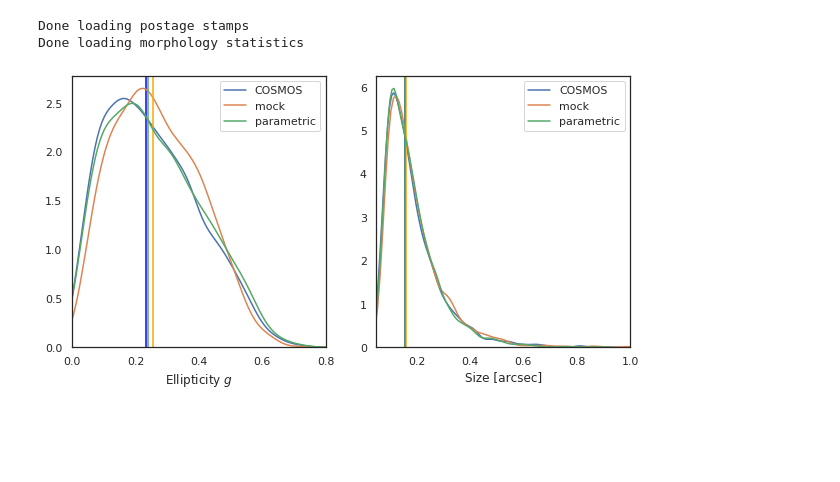
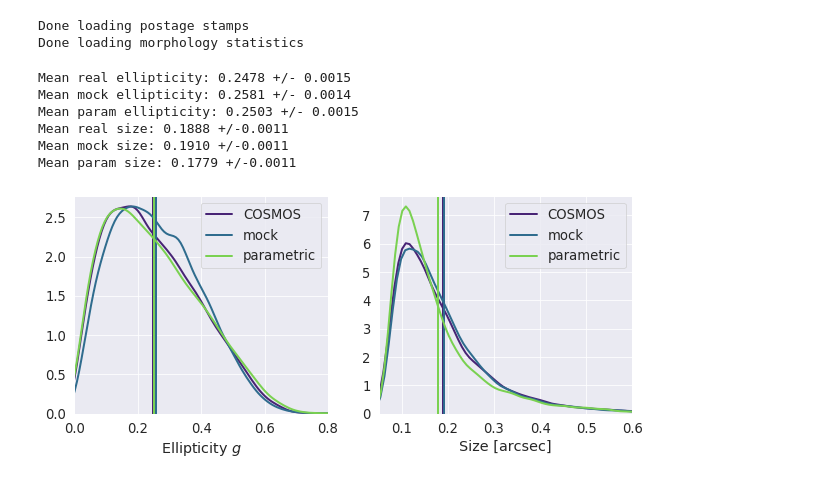
Before and after one commit to McWilliamsCenter/deep_galaxy_models, a Jupyter notebook: Figure_Moments.ipynb, the cells around one changed output. Cells and saved outputs as stored; diff of their text form; code cells hidden in the pictures; blank space fills up the shorter version.

Commit message:
Updates the plot functions

```diff
--- a/Figure_Moments.ipynb
+++ b/Figure_Moments.ipynb
@@ -32,7 +25,3 @@ m = mask
 # %% [output]
 Done loading postage stamps
 Done loading morphology statistics
-# %%
-import seaborn as sns
-sns.set()
-sns.set_style("white")
@@ -39,28 +34,56 @@ sns.set_style("white")
+# %%
+import seaborn as sns
+sns.set()
+sns.set_style("darkgrid")
+sns.set_context("paper", font_scale=1.5, rc={"lines.linewidth": 2})
+
+creal = plt.cm.viridis(0.1)
+cmock = plt.cm.viridis(0.35)
+cparam = plt.cm.viridis(0.8)
 # %%
-figure(figsize=(10,5))
+figure(figsize=(10,4))
 subplot(121)
 
-sns.distplot(m_real[mask]['g'], label='COSMOS', hist=False);
-axvline(median(array(m_real[mask]['g'])), color='blue')
-sns.distplot(m_mock[mask]['g'], label='mock', hist=False);
-axvline(median(array(m_mock[mask]['g'])), color='orange')
-sns.distplot(m_param[mask]['g'], label='parametric', hist=False);
-axvline(median(array(m_param[mask]['g'])), color='g')
+sns.distplot(m_real[mask]['g'], label='COSMOS', hist=False, color=creal);
+axvline(mean(array(m_real[mask]['g'])), color=creal)
+sns.distplot(m_mock[mask]['g'], label='mock', hist=False, color=cmock);
+axvline(mean(array(m_mock[mask]['g'])), color=cmock)
+sns.distplot(m_param[mask]['g'], label='parametric', hist=False, color=cparam);
+axvline(mean(array(m_param[mask]['g'])), color=cparam)
 xlim(0,0.8)
 legend()
 xlabel('Ellipticity $g$')
+print("Mean real ellipticity: %0.4f +/- %0.4f"%(mean(array(m_real[mask]['g'])),
+                                                sem(array(m_real[mask]['g']))))
+print("Mean mock ellipticity: %0.4f +/- %0.4f"%(mean(array(m_mock[mask]['g'])),
+                                                sem(array(m_mock[mask]['g']))))
+print("Mean param ellipticity: %0.4f +/- %0.4f"%(mean(array(m_param[mask]['g'])),
+                                                sem(array(m_param[mask]['g']))))
 
 subplot(122)
 res=0.03 # pixel scale in arcsec
-sns.distplot(m_real[mask]['sigma_e']*res, label='COSMOS', hist=False);
-axvline(median(array(m_real[mask]['sigma_e']*res)), color='blue')
-sns.distplot(m_mock[mask]['sigma_e']*res, label='mock', hist=False);
-axvline(median(array(m_mock[mask]['sigma_e']*res)), color='orange')
-sns.distplot(m_param[mask]['sigma_e']*res, label='parametric', hist=False);
-axvline(median(array(m_param[mask]['sigma_e']*res)), color='g')
+sns.distplot(m_real[mask]['sigma_e']*res, label='COSMOS', hist=False, color=creal);
+axvline(mean(array(m_real[mask]['sigma_e']*res)), color=creal)
+sns.distplot(m_mock[mask]['sigma_e']*res, label='mock', hist=False, color=cmock);
+axvline(mean(array(m_mock[mask]['sigma_e']*res)), color=cmock)
+sns.distplot(m_param[mask]['sigma_e']*res, label='parametric', hist=False, color=cparam);
+axvline(mean(array(m_param[mask]['sigma_e']*res)), color=cparam)
 #title('Size distribution')
 xlabel('Size [arcsec]')
-xlim(0.05,1.)
-savefig("Figures/Figure_moments.pdf")
+xlim(0.05,0.6)
+print("Mean real size: %0.4f +/-%0.4f"%(mean(array(m_real[mask]['sigma_e']*res)),
+                                                sem(array(m_real[mask]['sigma_e']*res))))
+print("Mean mock size: %0.4f +/-%0.4f"%(mean(array(m_mock[mask]['sigma_e']*res)),
+                                                sem(array(m_mock[mask]['sigma_e']*res))))
+print("Mean param size: %0.4f +/-%0.4f"%(mean(array(m_param[mask]['sigma_e']*res)),
+                                                sem(array(m_param[mask]['sigma_e']*res))))
+
+savefig("Figures/Figure_moments.pdf", bbox_inches = 'tight', pad_inches = 0)
 # %% [output]
+Mean real ellipticity: 0.2478 +/- 0.0015
+Mean mock ellipticity: 0.2581 +/- 0.0014
+Mean param ellipticity: 0.2503 +/- 0.0015
+Mean real size: 0.1888 +/-0.0011
+Mean mock size: 0.1910 +/-0.0011
+Mean param size: 0.1779 +/-0.0011
-[figure, old version]
+[figure, new version]
```
Also changed, not shown: parts of 4 cells of this notebook, 6 other files.
